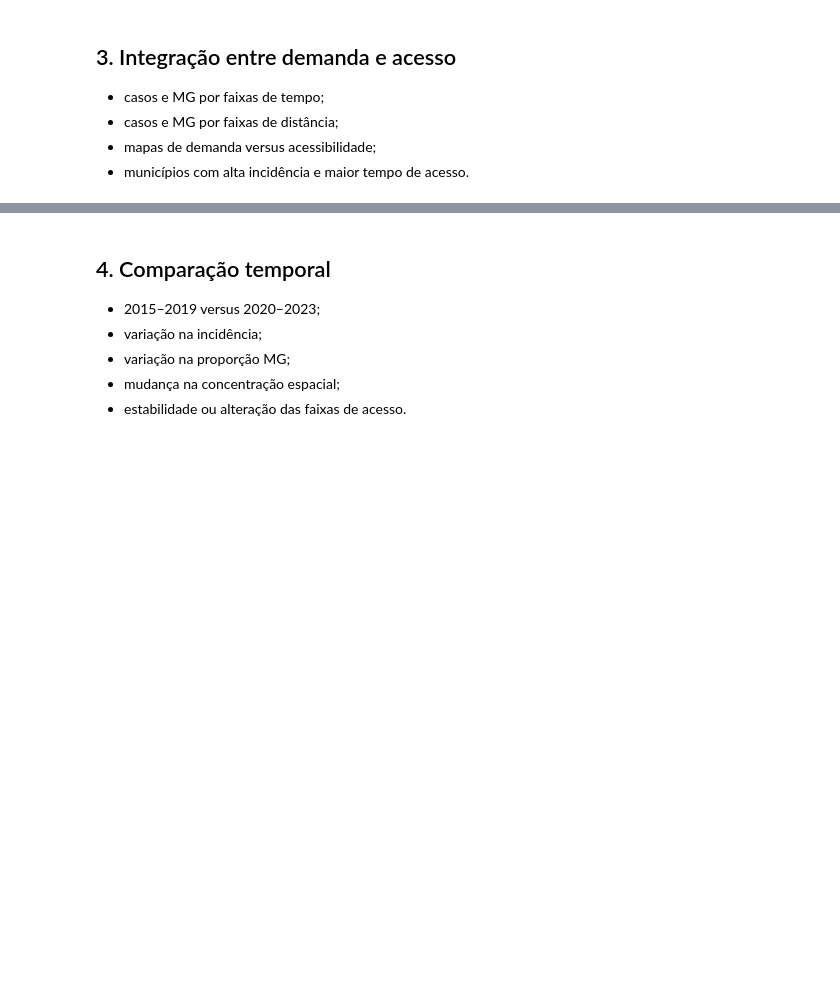
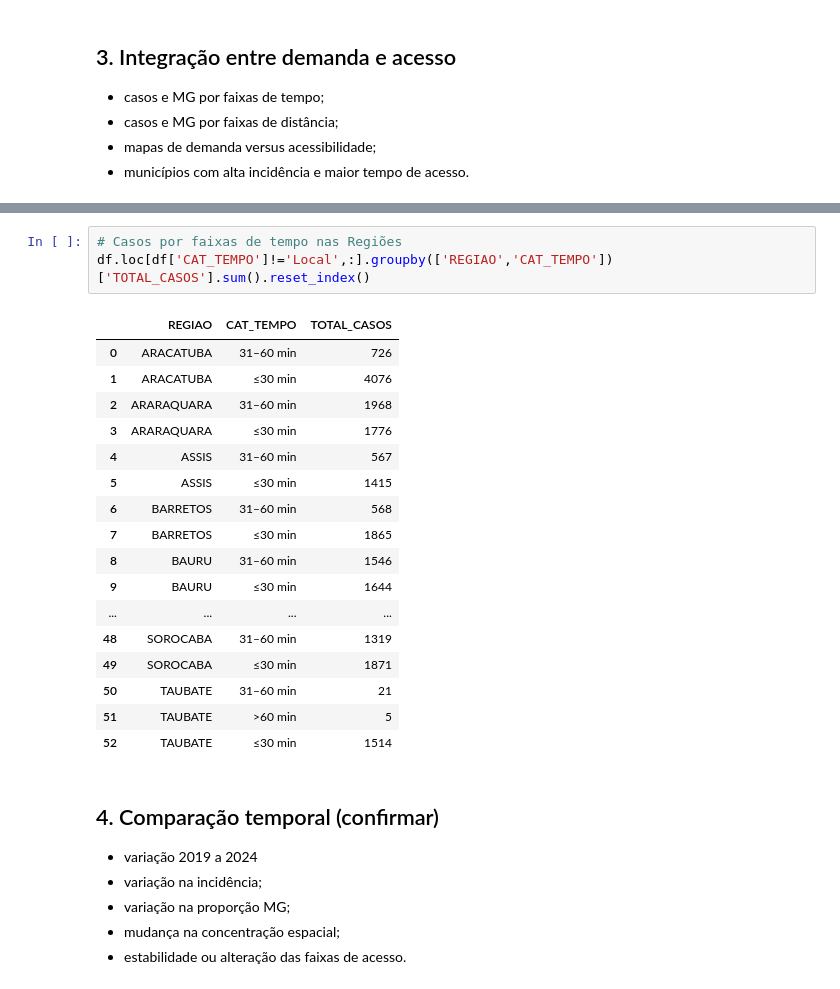
Before and after one commit to lucascgmermano/escorpiao_pesa, a Jupyter notebook: Quadro2/06-analise_01.ipynb, the cells around one changed output, grey strips where cells are left out. Saved outputs shown, nothing was run; the diff lists cells and outputs as text; blank space fills up the shorter version.

```diff
--- a/Quadro2/06-analise_01.ipynb
+++ b/Quadro2/06-analise_01.ipynb
@@ -243,6 +310,27 @@ dfReg
+# %%
+# Casos por faixas de tempo nas Regiões
+df.loc[df['CAT_TEMPO']!='Local',:].groupby(['REGIAO','CAT_TEMPO'])['TOTAL_CASOS'].sum().reset_index()
+# %% [output]
+|  | REGIAO | CAT_TEMPO | TOTAL_CASOS |
+| 0 | ARACATUBA | 31–60 min | 726 |
+| 1 | ARACATUBA | ≤30 min | 4076 |
+| 2 | ARARAQUARA | 31–60 min | 1968 |
+| 3 | ARARAQUARA | ≤30 min | 1776 |
+| 4 | ASSIS | 31–60 min | 567 |
+| 5 | ASSIS | ≤30 min | 1415 |
+| 6 | BARRETOS | 31–60 min | 568 |
+| 7 | BARRETOS | ≤30 min | 1865 |
+| 8 | BAURU | 31–60 min | 1546 |
+| 9 | BAURU | ≤30 min | 1644 |
+| ... | ... | ... | ... |
+| 48 | SOROCABA | 31–60 min | 1319 |
+| 49 | SOROCABA | ≤30 min | 1871 |
+| 50 | TAUBATE | 31–60 min | 21 |
+| 51 | TAUBATE | >60 min | 5 |
+| 52 | TAUBATE | ≤30 min | 1514 |
 # %% [markdown]
-## 4. Comparação temporal
-* 2015–2019 versus 2020–2023;
+## 4. Comparação temporal (confirmar)
+* variação 2019 a 2024
 * variação na incidência;
 * variação na proporção MG;
 * mudança na concentração espacial;
```
Also changed, not shown: parts of 11 cells of this notebook, 1 other file.
